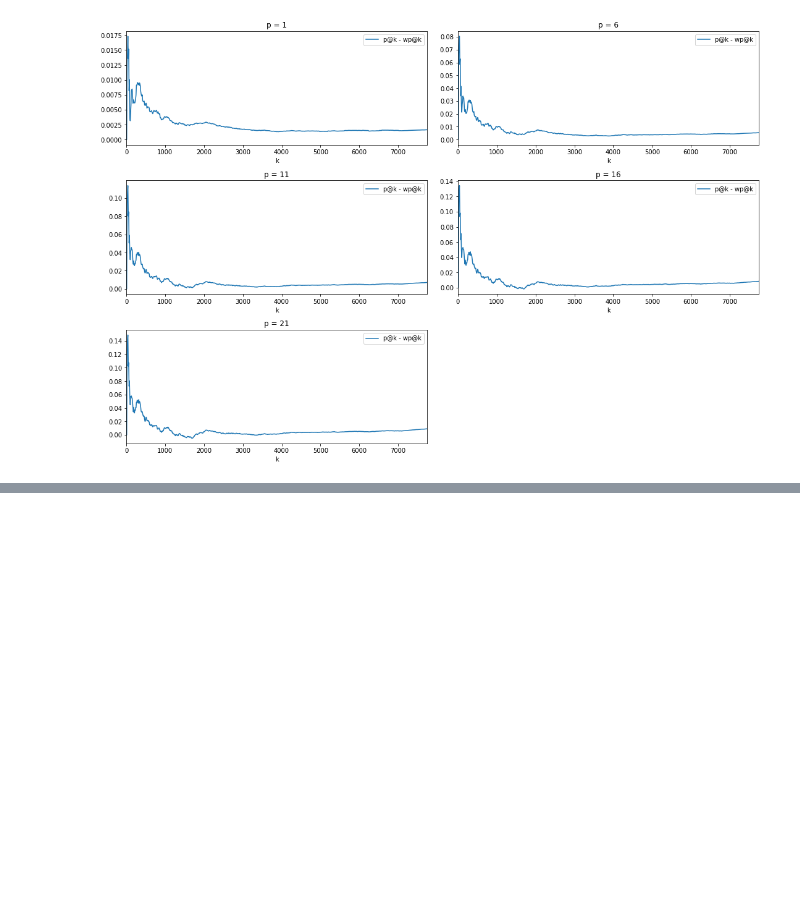
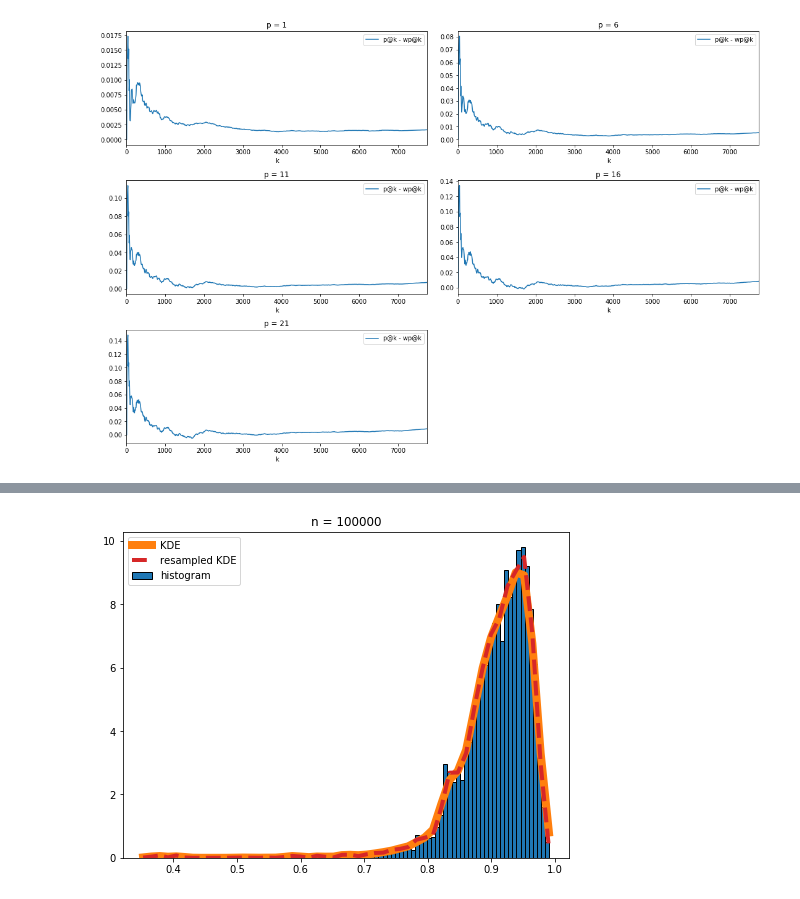
Before and after one commit to BrianDavisMath/FDA-COVID19, a Jupyter notebook: notebooks/p@k plots.ipynb, the cells around one changed output, grey strips where cells are left out. Saved outputs shown, nothing was run; the diff lists cells and outputs as text; code cells hidden in the pictures; blank space fills up the shorter version.

```diff
--- a/notebooks/p@k plots.ipynb
+++ b/notebooks/p@k plots.ipynb
@@ -56,0 +133,29 @@ _ = axs[-1, -1].axis('off')
+# %%
+import scipy.stats as sts
+
+n = 100000
+samples = merged_df['target']
+
+# generate some random multimodal histogram data
+h,e = np.histogram(samples, bins=100, density=True)
+x = np.linspace(e.min(), e.max())
+
+# plot the histogram
+plt.figure(figsize=(8,6))
+plt.bar(e[:-1], h, width=np.diff(e), ec='k', align='edge', label='histogram')
+
+# plot the real KDE
+kde = sts.gaussian_kde(samples)
+plt.plot(x, kde.pdf(x), c='C1', lw=8, label='KDE')
+
+# resample the histogram and find the KDE.
+resamples = np.random.choice((e[:-1] + e[1:])/2, size=n*5, p=h/h.sum())
+rkde = sts.gaussian_kde(resamples)
+
+# plot the KDE
+plt.plot(x, rkde.pdf(x), '--', c='C3', lw=4, label='resampled KDE')
+plt.title('n = %d' % n)
+plt.legend()
+plt.show()
+# %% [output]
+[figure, added]
```
Also changed, not shown: parts of 14 cells of this notebook, 2 other files.
